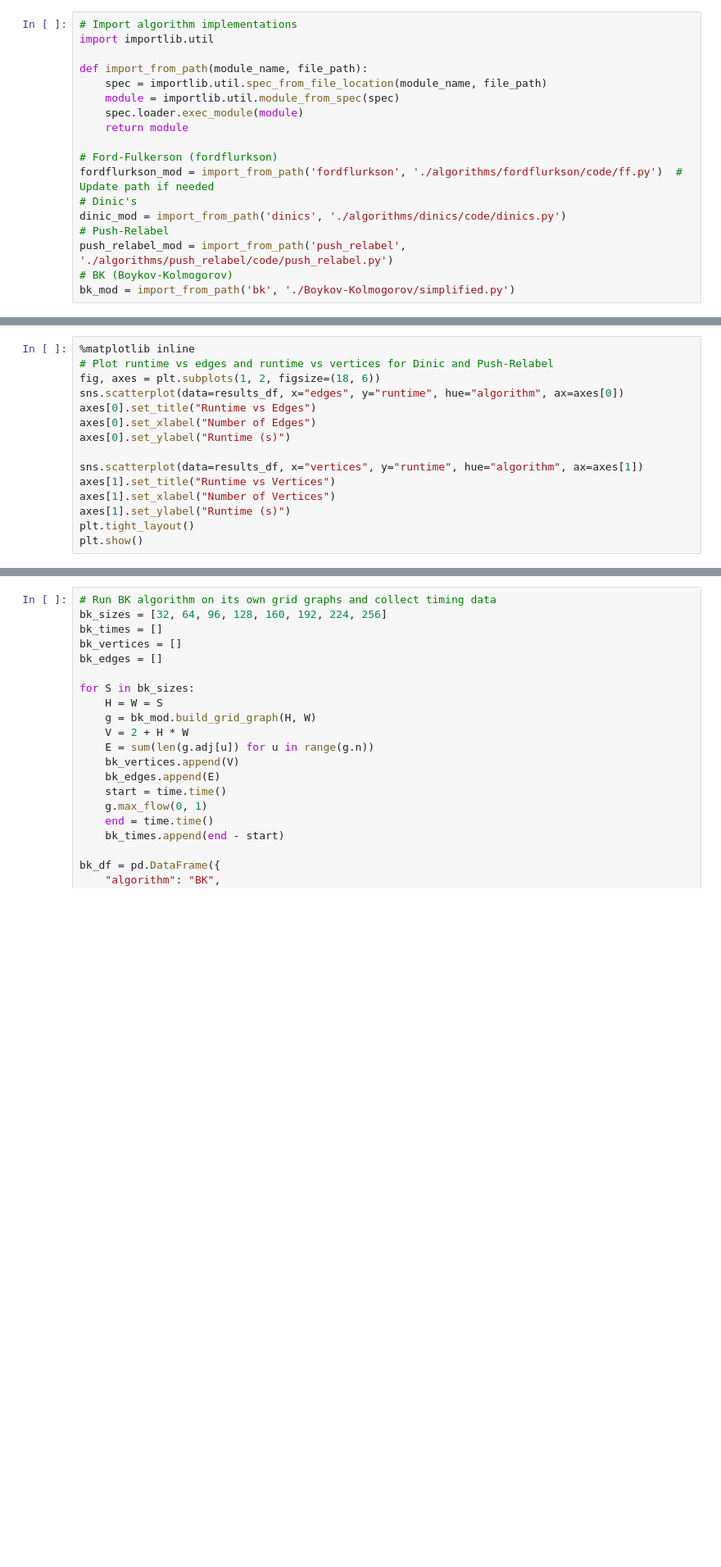
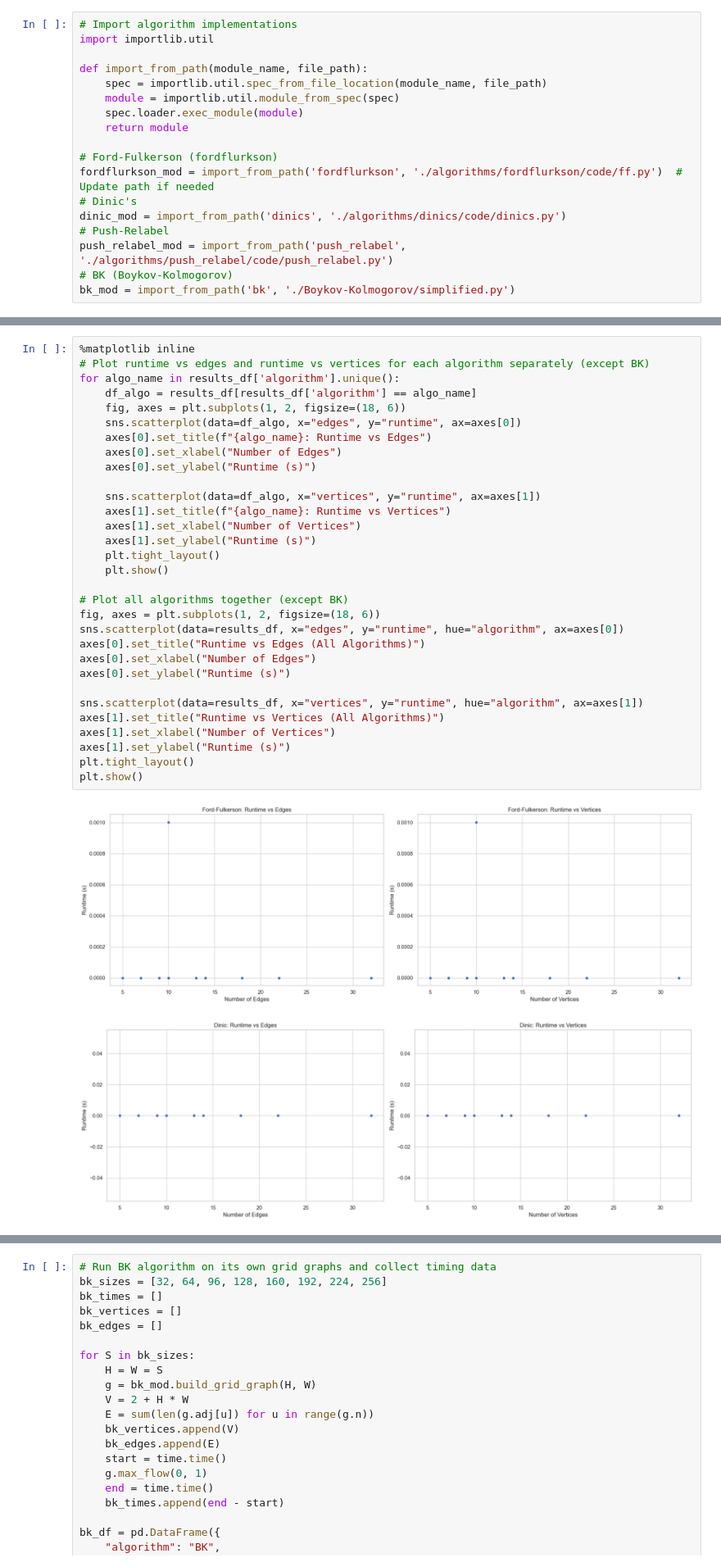
Before and after one commit to amitabh-anandpd/AAD_ProjectM25, a Jupyter notebook: main.ipynb, the cells around one changed output, grey strips where cells are left out. Shown at 82% size. Drawn from its saved outputs; the diff is of its cells as text; blank space fills up the shorter version.

```diff
--- a/main.ipynb
+++ b/main.ipynb
@@ -143,15 +68,0 @@ results_df = pd.DataFrame(results)
-# %%
-%matplotlib inline
-# Plot runtime vs edges and runtime vs vertices for Dinic and Push-Relabel
-fig, axes = plt.subplots(1, 2, figsize=(18, 6))
-sns.scatterplot(data=results_df, x="edges", y="runtime", hue="algorithm", ax=axes[0])
-axes[0].set_title("Runtime vs Edges")
-axes[0].set_xlabel("Number of Edges")
-axes[0].set_ylabel("Runtime (s)")
-
-sns.scatterplot(data=results_df, x="vertices", y="runtime", hue="algorithm", ax=axes[1])
-axes[1].set_title("Runtime vs Vertices")
-axes[1].set_xlabel("Number of Vertices")
-axes[1].set_ylabel("Runtime (s)")
-plt.tight_layout()
-plt.show()
@@ -159,0 +158,34 @@ plt.show()
+# %%
+%matplotlib inline
+# Plot runtime vs edges and runtime vs vertices for each algorithm separately (except BK)
+for algo_name in results_df['algorithm'].unique():
+    df_algo = results_df[results_df['algorithm'] == algo_name]
+    fig, axes = plt.subplots(1, 2, figsize=(18, 6))
+    sns.scatterplot(data=df_algo, x="edges", y="runtime", ax=axes[0])
+    axes[0].set_title(f"{algo_name}: Runtime vs Edges")
+    axes[0].set_xlabel("Number of Edges")
+    axes[0].set_ylabel("Runtime (s)")
+
+    sns.scatterplot(data=df_algo, x="vertices", y="runtime", ax=axes[1])
+    axes[1].set_title(f"{algo_name}: Runtime vs Vertices")
+    axes[1].set_xlabel("Number of Vertices")
+    axes[1].set_ylabel("Runtime (s)")
+    plt.tight_layout()
+    plt.show()
+
+# Plot all algorithms together (except BK)
+fig, axes = plt.subplots(1, 2, figsize=(18, 6))
+sns.scatterplot(data=results_df, x="edges", y="runtime", hue="algorithm", ax=axes[0])
+axes[0].set_title("Runtime vs Edges (All Algorithms)")
+axes[0].set_xlabel("Number of Edges")
+axes[0].set_ylabel("Runtime (s)")
+
+sns.scatterplot(data=results_df, x="vertices", y="runtime", hue="algorithm", ax=axes[1])
+axes[1].set_title("Runtime vs Vertices (All Algorithms)")
+axes[1].set_xlabel("Number of Vertices")
+axes[1].set_ylabel("Runtime (s)")
+plt.tight_layout()
+plt.show()
+# %% [output]
+[figure, added]
+[figure, added]
```
Also changed, not shown: parts of 11 cells of this notebook.
